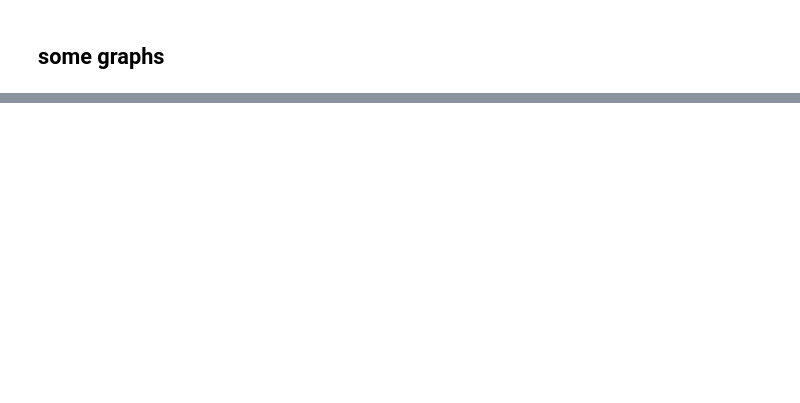
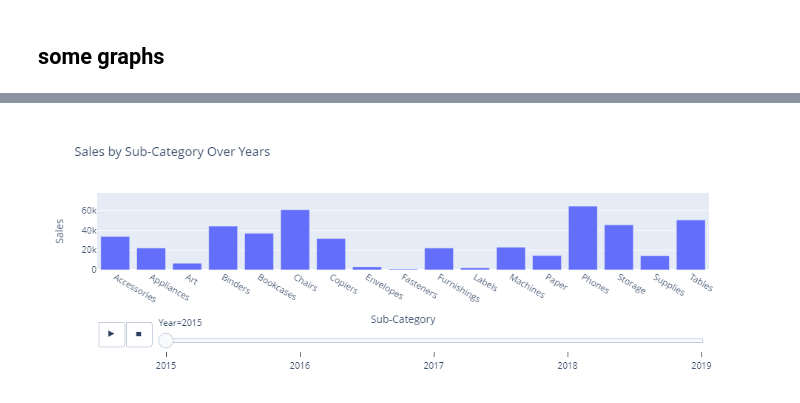
Before and after one commit to johnreygoh/eygds, a Jupyter notebook: Activity1.ipynb, the cells around one changed output, grey strips where cells are left out. Cells and saved outputs as stored; diff of their text form; code cells hidden in the pictures; blank space fills up the shorter version.

```diff
--- a/Activity1.ipynb
+++ b/Activity1.ipynb
@@ -95,0 +364,23 @@ import seaborn as sns
+# %%
+import numpy as np
+
+np.random.seed(0)  # For reproducibility
+start_date = pd.to_datetime('2015-01-01')
+end_date = pd.to_datetime('2019-12-31')
+date_range = pd.date_range(start_date, end_date)
+df = pd.read_csv('SampleSuperstore.csv').copy()  # Creates a copy of the DataFrame
+df['Order Dates'] = np.random.choice(date_range, size=len(df))
+# %%
+df['Order Dates'] = pd.to_datetime(df['Order Dates'])
+df['Year'] = df['Order Dates'].dt.year
+sales_by_year_subcategory = df.groupby(['Year', 'Sub-Category'])['Sales'].sum().reset_index()
+# %%
+animated_bar_chart = px.bar(sales_by_year_subcategory,
+                            x='Sub-Category',
+                            y='Sales',
+                            animation_frame='Year',
+                            range_y=[0, sales_by_year_subcategory['Sales'].max()],
+                            title='Sales by Sub-Category Over Years')
+animated_bar_chart.show()
+# %% [output]
+[figure, added]
```
Also changed, not shown: parts of 28 cells of this notebook, 28 other files.
